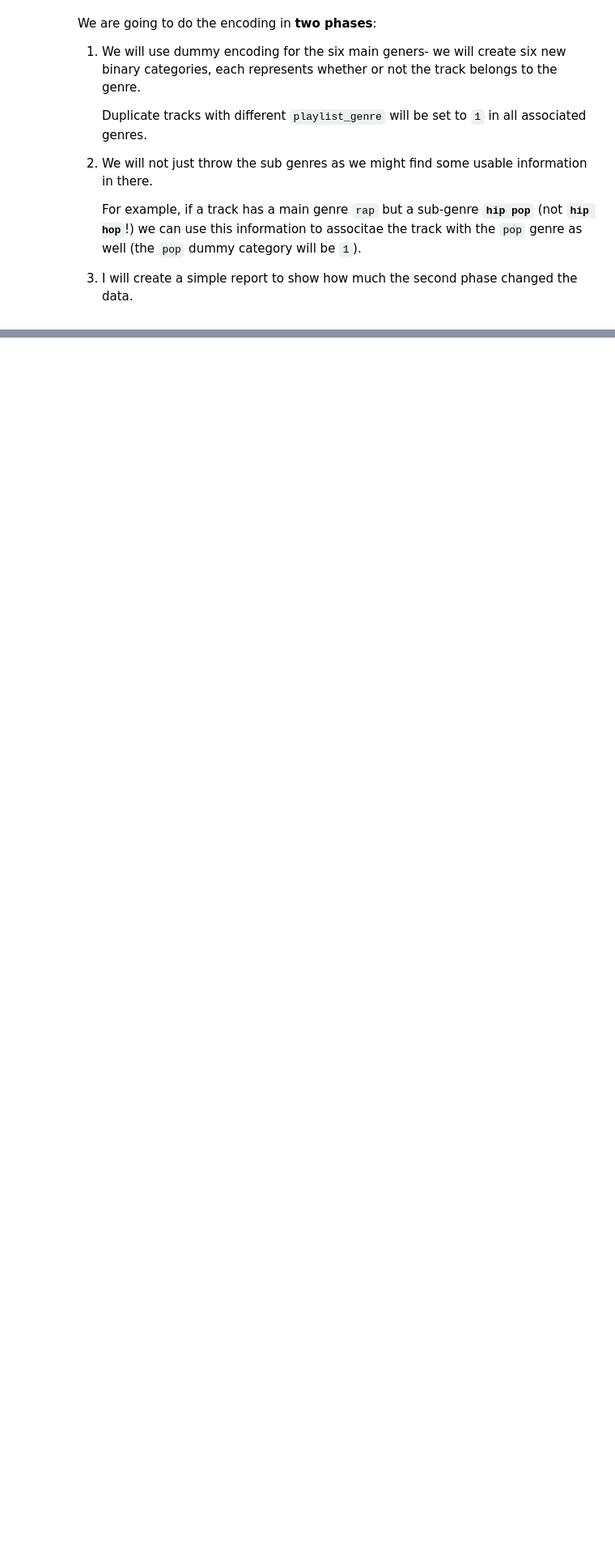
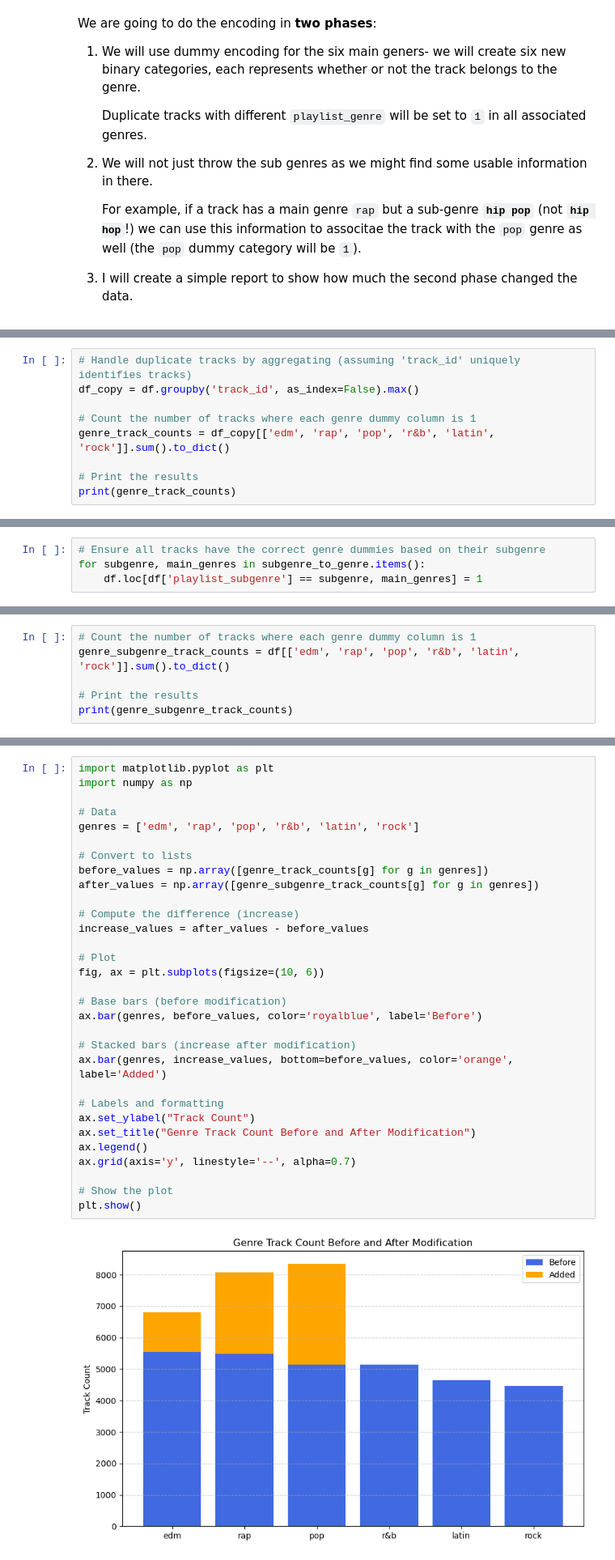
Before and after one commit to HeapHopper/Spotit, a Jupyter notebook: 01_data_preparation.ipynb, the cells around one changed output, grey strips where cells are left out. Shown at 81% size. Drawn from its saved outputs; the diff is of its cells as text; blank space fills up the shorter version.

Commit message:
extracting additional genres from the `playlist_subgenre`column

```diff
--- a/01_data_preparation.ipynb
+++ b/01_data_preparation.ipynb
@@ -231,0 +247,9 @@ df.to_csv("data/temp.csv", index=False)
+# %%
+# Handle duplicate tracks by aggregating (assuming 'track_id' uniquely identifies tracks)
+df_copy = df.groupby('track_id', as_index=False).max()
+
+# Count the number of tracks where each genre dummy column is 1
+genre_track_counts = df_copy[['edm', 'rap', 'pop', 'r&b', 'latin', 'rock']].sum().to_dict()
+
+# Print the results
+print(genre_track_counts)
@@ -231,0 +294,4 @@ df.to_csv("data/temp.csv", index=False)
+# %%
+# Ensure all tracks have the correct genre dummies based on their subgenre
+for subgenre, main_genres in subgenre_to_genre.items():
+    df.loc[df['playlist_subgenre'] == subgenre, main_genres] = 1
@@ -231,0 +304,6 @@ df.to_csv("data/temp.csv", index=False)
+# %%
+# Count the number of tracks where each genre dummy column is 1
+genre_subgenre_track_counts = df[['edm', 'rap', 'pop', 'r&b', 'latin', 'rock']].sum().to_dict()
+
+# Print the results
+print(genre_subgenre_track_counts)
@@ -231,0 +318,33 @@ df.to_csv("data/temp.csv", index=False)
+# %%
+import matplotlib.pyplot as plt
+import numpy as np
+
+# Data
+genres = ['edm', 'rap', 'pop', 'r&b', 'latin', 'rock']
+
+# Convert to lists
+before_values = np.array([genre_track_counts[g] for g in genres])
+after_values = np.array([genre_subgenre_track_counts[g] for g in genres])
+
+# Compute the difference (increase)
+increase_values = after_values - before_values
+
+# Plot
+fig, ax = plt.subplots(figsize=(10, 6))
+
+# Base bars (before modification)
+ax.bar(genres, before_values, color='royalblue', label='Before')
+
+# Stacked bars (increase after modification)
+ax.bar(genres, increase_values, bottom=before_values, color='orange', label='Added')
+
+# Labels and formatting
+ax.set_ylabel("Track Count")
+ax.set_title("Genre Track Count Before and After Modification")
+ax.legend()
+ax.grid(axis='y', linestyle='--', alpha=0.7)
+
+# Show the plot
+plt.show()
+# %% [output]
+[figure, added]
```
Also changed, not shown: parts of 21 cells of this notebook.
